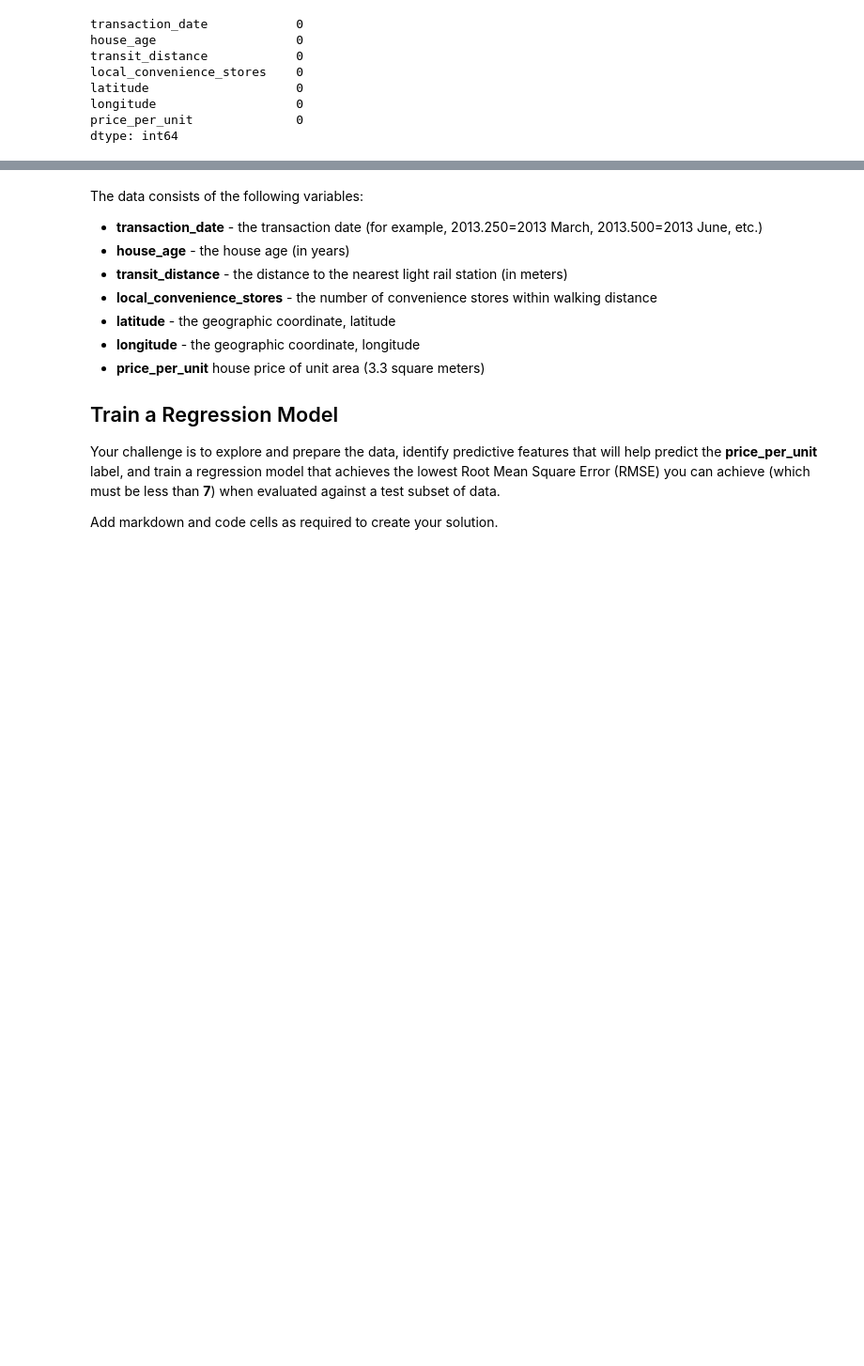
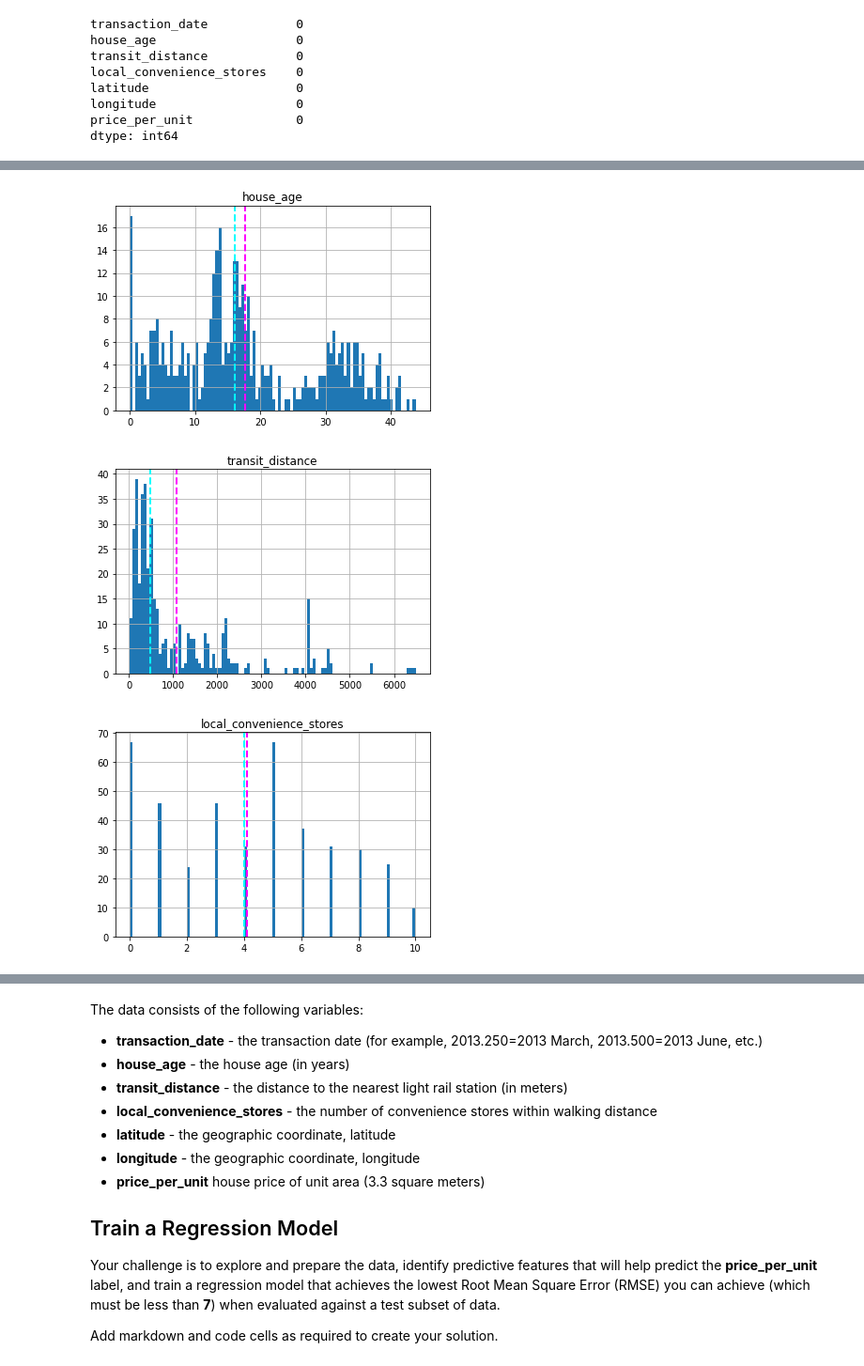
Before and after one commit to shivani-singhal0410/ml-challenges, a Jupyter notebook: challenges/02 - Real Estate Regression Challenge.ipynb, the cells around one changed output, grey strips where cells are left out. Shown at 94% size. Cells and saved outputs as stored; diff of their text form; code cells hidden in the pictures; blank space fills up the shorter version.

```diff
--- a/challenges/02 - Real Estate Regression Challenge.ipynb
+++ b/challenges/02 - Real Estate Regression Challenge.ipynb
@@ -64,0 +72,6 @@ data[data.isnull().any(axis = 1)]
+# %%
+#data['transaction_date'] = pd.DatetimeIndex(data["transaction_date"])
+print("Shape :", data.shape)
+
+numeric_features = ["house_age", "transit_distance","local_convenience_stores"]
+data[numeric_features +  ["price_per_unit"]].describe()
@@ -64,0 +106,14 @@ data[data.isnull().any(axis = 1)]
+# %%
+# Plot a histogram for each numeric feature
+for col in numeric_features:
+    #fig = plt.figure(figsize = (9,6))
+    #data[col].hist(bins = 100, ax = )
+    data[col].hist(bins = 100)
+    plt.title(col)
+    plt.axvline(data[col].mean(),color = 'magenta', linestyle = 'dashed', linewidth = 2)
+    plt.axvline(data[col].median(),color = 'cyan', linestyle = 'dashed', linewidth = 2)
+    plt.show()
+# %% [output]
+[figure, added]
+[figure, added]
+[figure, added]
```
Also changed, not shown: parts of 9 cells of this notebook.
